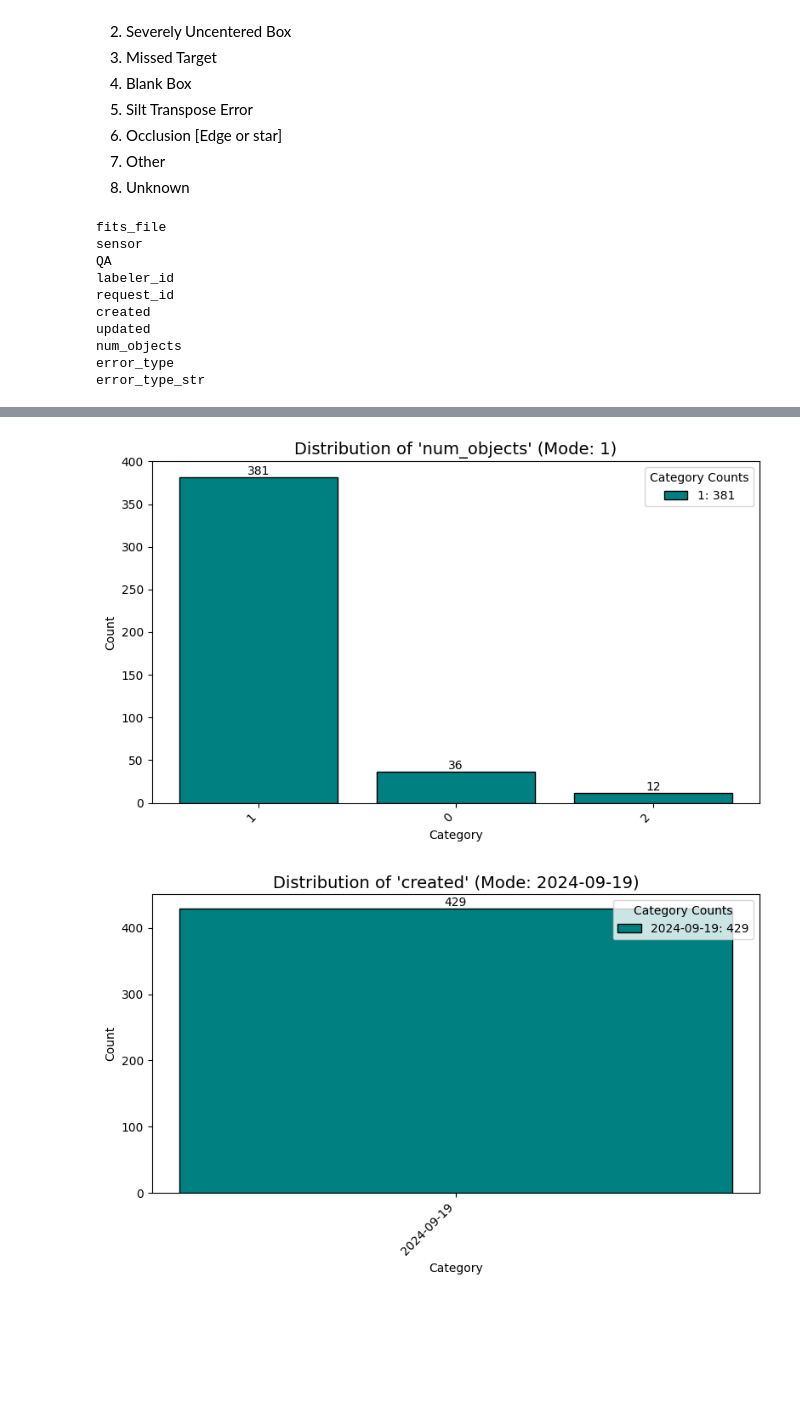
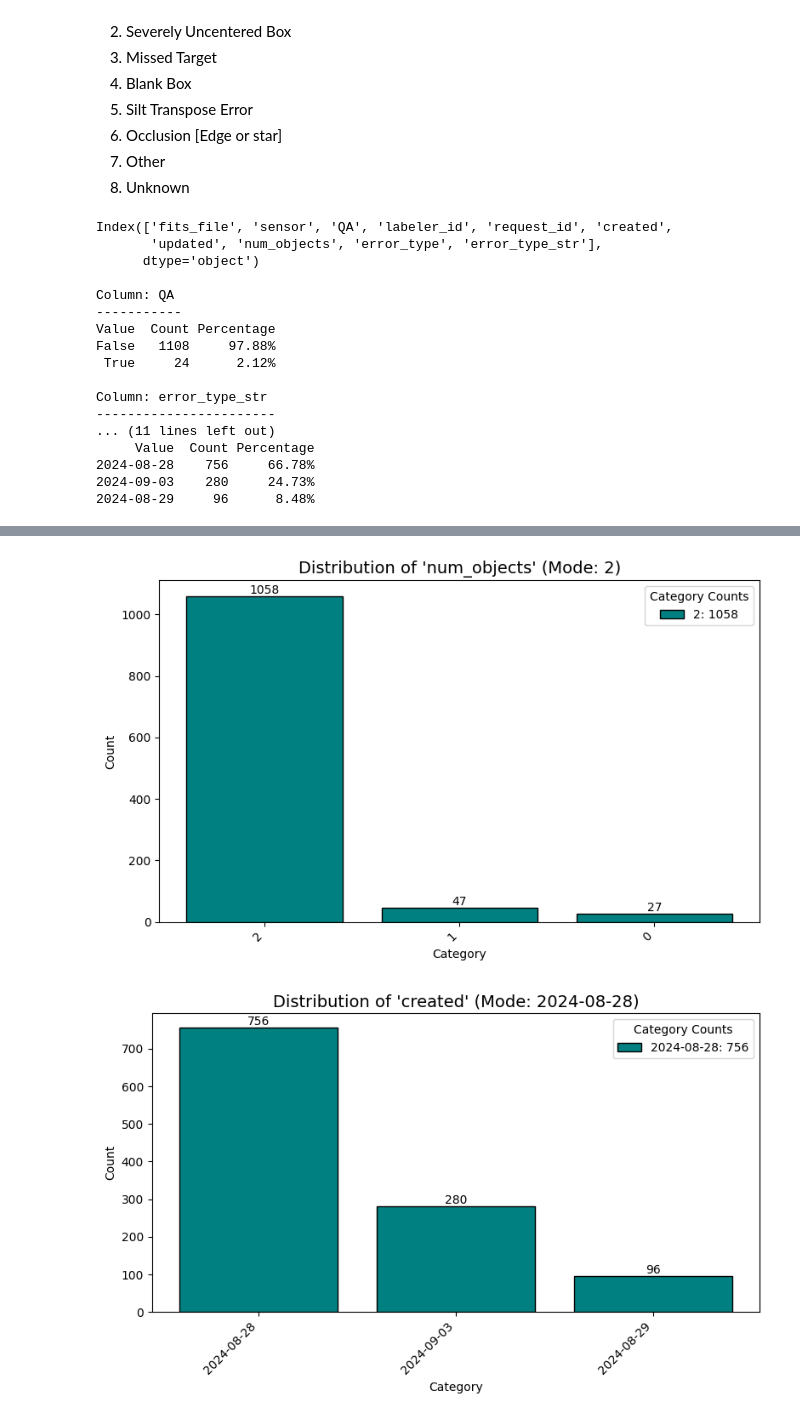
Before and after one commit to Chaps21812/Dataset_Compilation_and_Statistics, a Jupyter notebook: data_connections/Error_Characterizer.ipynb, the cells around one changed output, grey strips where cells are left out. Saved outputs shown, nothing was run; the diff lists cells and outputs as text; code cells hidden in the pictures; blank space fills up the shorter version.

Commit message:
Dataset evaluator now has functions to plot statistics and information about errors

```diff
--- a/data_connections/Error_Characterizer.ipynb
+++ b/data_connections/Error_Characterizer.ipynb
@@ -21,28 +127,38 @@ local_files.characterize_errors()
 import os
 from plots import plot_time_column, plot_categorical_column
 
-directory = "/mnt/c/Users/david.chaparro/Documents/Repos/Dataset_Statistics/data/LMNT01Satellite-2024-09-19"
+# directory = "/mnt/c/Users/david.chaparro/Documents/Repos/Dataset_Statistics/data/LMNT01Satellite-2024-09-19"
+directory = "/mnt/c/Users/david.chaparro/Documents/Repos/Dataset_Statistics/data/PDS-RME04-2024-08-28"
+
 error_file = PDStatistics_calculator().load(os.path.join(directory, "errors.pkl"))
 errors_dataset = error_file.sample_attributes
 
 error_types = ["No Error", "Uncentered Box", "Severely Uncentered Box", "Missed Target", "Blank Box", "Silt Transpose Error", "Occlusion [Edge or star]", "Other", "Unknown"]
 errors_dataset['error_type_str'] = errors_dataset.apply(lambda row: error_types[row['error_type']] if row["error_type"] < len(error_types) else error_types[8], axis=1)
 
-for column in errors_dataset.columns:
-    print(column)
+print(errors_dataset.columns)
+
+summarize_categorical_columns(errors_dataset, ["QA", "error_type_str", "created"])
 plot_categorical_column(errors_dataset["error_type_str"])
 plot_categorical_column(errors_dataset["num_objects"])
 plot_categorical_column(errors_dataset["created"])
 plot_categorical_column(errors_dataset["updated"])
 plot_categorical_column(errors_dataset["QA"])
 # %% [output]
-fits_file
-sensor
-QA
-labeler_id
-request_id
-created
-updated
-num_objects
-error_type
-error_type_str
+Index(['fits_file', 'sensor', 'QA', 'labeler_id', 'request_id', 'created',
+       'updated', 'num_objects', 'error_type', 'error_type_str'],
+      dtype='object')
+
+Column: QA
+-----------
+Value  Count Percentage
+False   1108     97.88%
+ True     24      2.12%
+
+Column: error_type_str
+-----------------------
+... (11 lines left out)
+     Value  Count Percentage
+2024-08-28    756     66.78%
+2024-09-03    280     24.73%
+2024-08-29     96      8.48%
@@ -50,2 +166,2 @@ error_type_str
-[figure, old version]
+[figure, new version]
-[figure, old version]
+[figure, new version]
```
Also changed, not shown: parts of 4 cells of this notebook.
